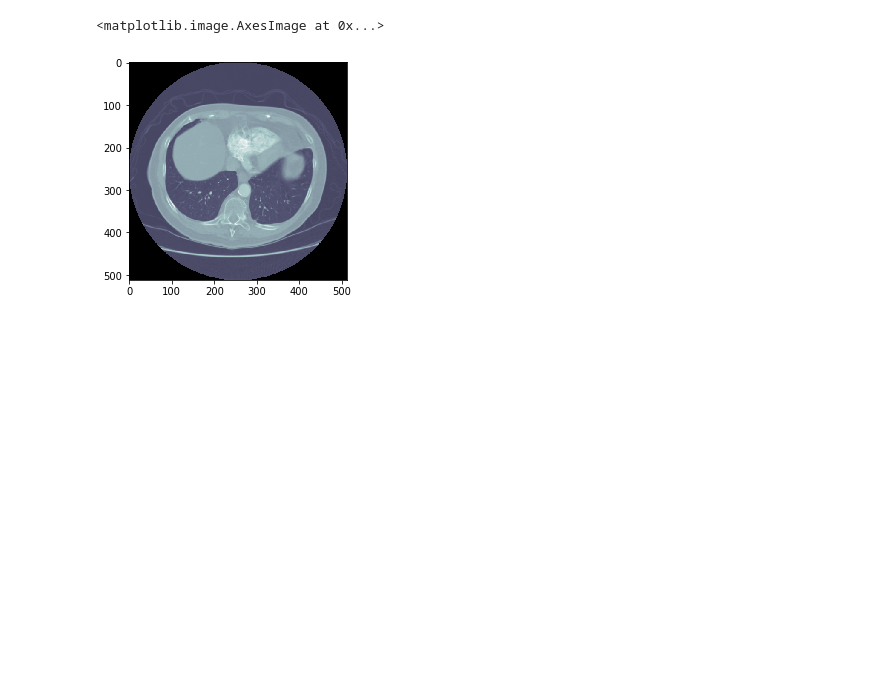
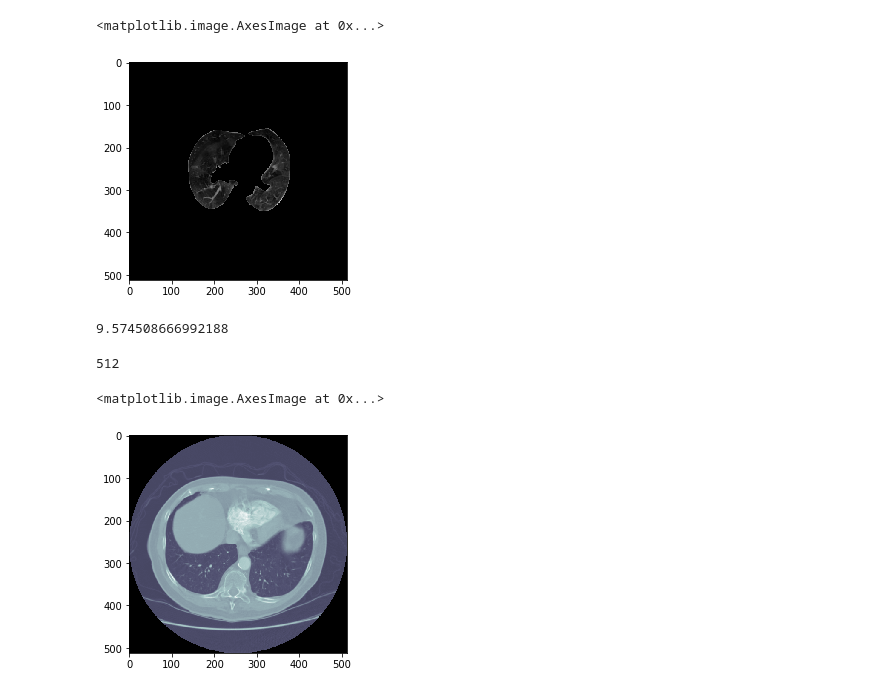
Before and after one commit to panko/thesis, a Jupyter notebook: code/experiment_data.ipynb, the cells around one changed output. Cells and saved outputs as stored; diff of their text form; code cells hidden in the pictures; blank space fills up the shorter version.

```diff
--- a/code/experiment_data.ipynb
+++ b/code/experiment_data.ipynb
@@ -31,0 +35,7 @@ array([[-2048, -2048, -2048, ..., -2048, -2048, -2048],
+# %%
+masked = np.ma.array(lung, mask=lung*mask[:,:,np.newaxis], fill_value=0) .filled()
+
+plt.imshow(masked)
+# %% [output]
+<matplotlib.image.AxesImage at 0x...>
+[figure, added]
@@ -32,3 +49,11 @@ array([[-2048, -2048, -2048, ..., -2048, -2048, -2048],
+# %%
+perc = get_filledarea_ratio(~mask)
+print(perc*100)
+#mask.shape[0]
+mask.shape[1]
+# %% [output]
+9.574508666992188
+512
 # %%
 plt.imshow(mypixels, cmap=plt.cm.bone)
 # %% [output]
```
Also changed, not shown: parts of 7 cells of this notebook, 1 other file.
